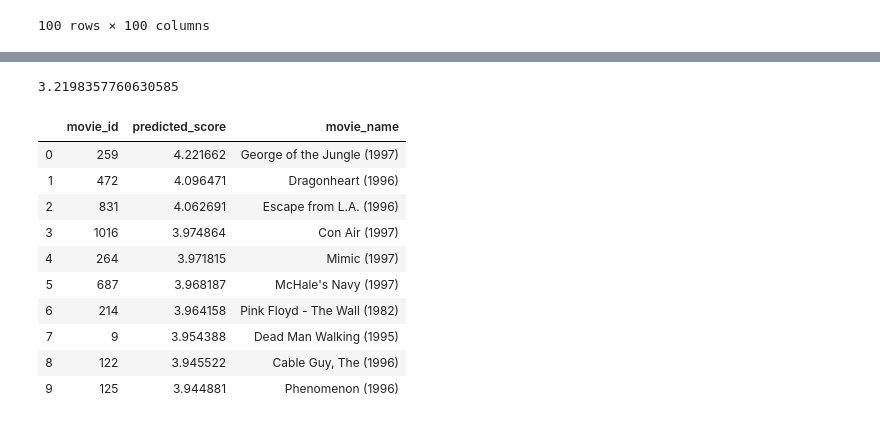
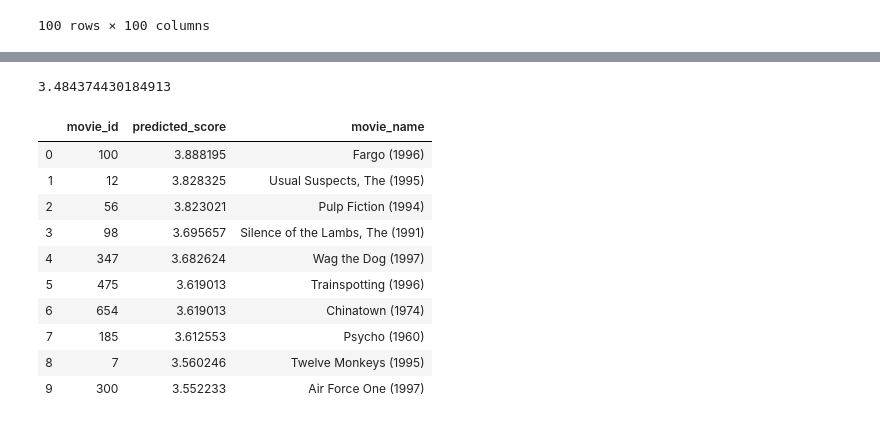
Before and after one commit to Rui-Ue/recommender-system, a Jupyter notebook: collaborative_filtering.ipynb, the cells around one changed output, grey strips where cells are left out. Saved outputs shown, nothing was run; the diff lists cells and outputs as text; code cells hidden in the pictures.

```diff
--- a/collaborative_filtering.ipynb
+++ b/collaborative_filtering.ipynb
@@ -240,20 +255,20 @@ colab_filt.sim_mat
 # %%
-colab_filt.predict(user=196, item=1)
+colab_filt.predict(user=196, item=242)
 # 評価値の予測．
 # %% [output]
-3.2198357760630585
+3.484374430184913
 # %%
-colab_filt.recommend(user=196, top_n=10, item_mst=movie_mst, key="movie_id")
+colab_filt.recommend(user=22, top_n=10, item_mst=movie_mst, key="movie_id")
 # 指定したユーザーに上位10個の映画をレコメンド
 # %% [output]
 |  | movie_id | predicted_score | movie_name |
-| 0 | 259 | 4.221662 | George of the Jungle (1997) |
-| 1 | 472 | 4.096471 | Dragonheart (1996) |
-| 2 | 831 | 4.062691 | Escape from L.A. (1996) |
-| 3 | 1016 | 3.974864 | Con Air (1997) |
-| 4 | 264 | 3.971815 | Mimic (1997) |
-| 5 | 687 | 3.968187 | McHale's Navy (1997) |
-| 6 | 214 | 3.964158 | Pink Floyd - The Wall (1982) |
-| 7 | 9 | 3.954388 | Dead Man Walking (1995) |
-| 8 | 122 | 3.945522 | Cable Guy, The (1996) |
-| 9 | 125 | 3.944881 | Phenomenon (1996) |
+| 0 | 100 | 3.888195 | Fargo (1996) |
+| 1 | 12 | 3.828325 | Usual Suspects, The (1995) |
+| 2 | 56 | 3.823021 | Pulp Fiction (1994) |
+| 3 | 98 | 3.695657 | Silence of the Lambs, The (1991) |
+| 4 | 347 | 3.682624 | Wag the Dog (1997) |
+| 5 | 475 | 3.619013 | Trainspotting (1996) |
+| 6 | 654 | 3.619013 | Chinatown (1974) |
+| 7 | 185 | 3.612553 | Psycho (1960) |
+| 8 | 7 | 3.560246 | Twelve Monkeys (1995) |
+| 9 | 300 | 3.552233 | Air Force One (1997) |
```
Also changed, not shown: parts of 2 cells of this notebook, 2 other files.
